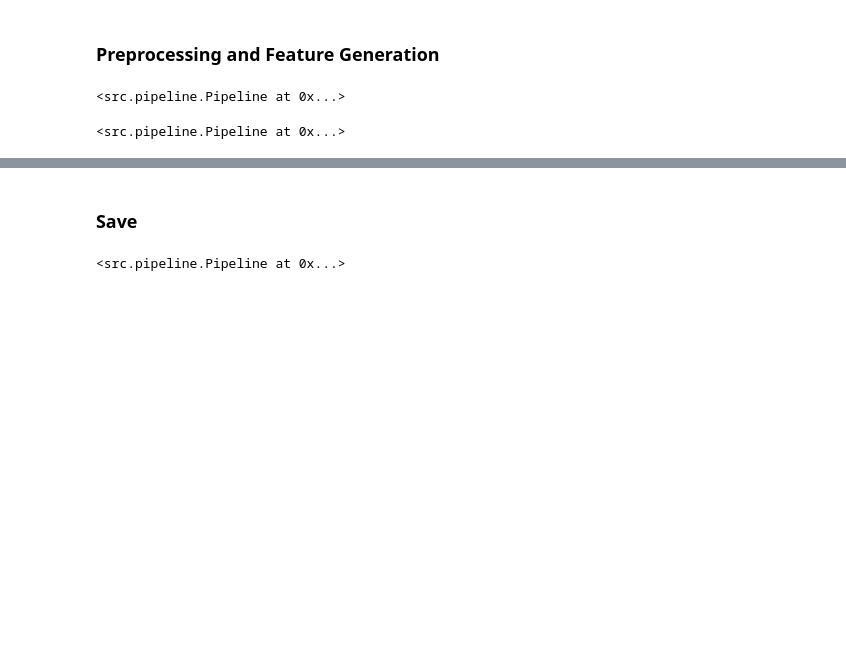
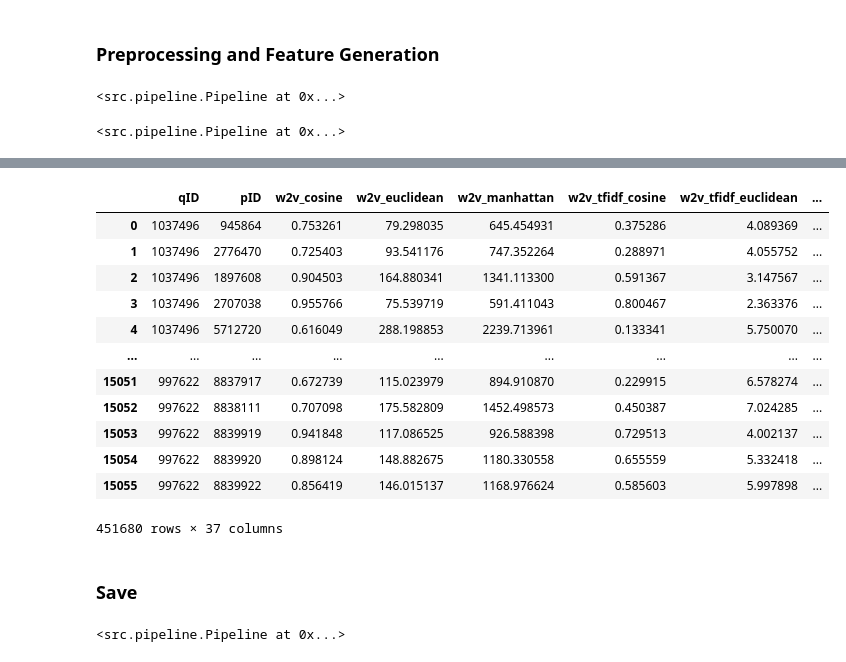
Before and after one commit to tim-grams/Retriever, a Jupyter notebook: notebooks/feature_generation.ipynb, the cells around one changed output, grey strips where cells are left out. Cells and saved outputs as stored; diff of their text form; code cells hidden in the pictures; blank space fills up the shorter version.

```diff
--- a/notebooks/feature_generation.ipynb
+++ b/notebooks/feature_generation.ipynb
@@ -56,3 +76,19 @@ pipeline.features
+# %%
+pipeline.features_test
+# %% [output]
+|  | qID | pID | w2v_cosine | w2v_euclidean | w2v_manhattan | w2v_tfidf_cosine | w2v_tfidf_euclidean | ... |
+| 0 | 1037496 | 945864 | 0.753261 | 79.298035 | 645.454931 | 0.375286 | 4.089369 | ... |
+| 1 | 1037496 | 2776470 | 0.725403 | 93.541176 | 747.352264 | 0.288971 | 4.055752 | ... |
+| 2 | 1037496 | 1897608 | 0.904503 | 164.880341 | 1341.113300 | 0.591367 | 3.147567 | ... |
+| 3 | 1037496 | 2707038 | 0.955766 | 75.539719 | 591.411043 | 0.800467 | 2.363376 | ... |
+| 4 | 1037496 | 5712720 | 0.616049 | 288.198853 | 2239.713961 | 0.133341 | 5.750070 | ... |
+| ... | ... | ... | ... | ... | ... | ... | ... | ... |
+| 15051 | 997622 | 8837917 | 0.672739 | 115.023979 | 894.910870 | 0.229915 | 6.578274 | ... |
+| 15052 | 997622 | 8838111 | 0.707098 | 175.582809 | 1452.498573 | 0.450387 | 7.024285 | ... |
+| 15053 | 997622 | 8839919 | 0.941848 | 117.086525 | 926.588398 | 0.729513 | 4.002137 | ... |
+| 15054 | 997622 | 8839920 | 0.898124 | 148.882675 | 1180.330558 | 0.655559 | 5.332418 | ... |
+| 15055 | 997622 | 8839922 | 0.856419 | 146.015137 | 1168.976624 | 0.585603 | 5.997898 | ... |
+451680 rows × 37 columns
 # %% [markdown]
 ### Save
 # %%
```
Also changed, not shown: parts of 7 cells of this notebook, 5 other files.
